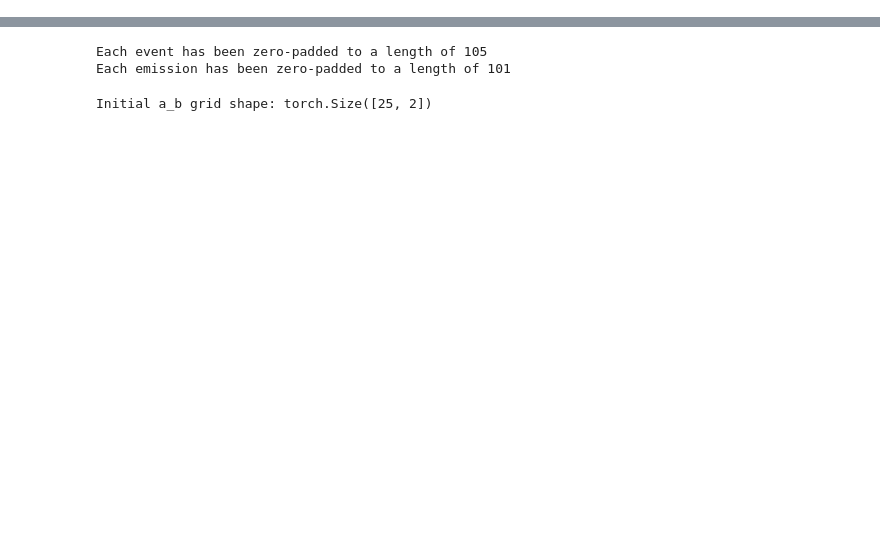
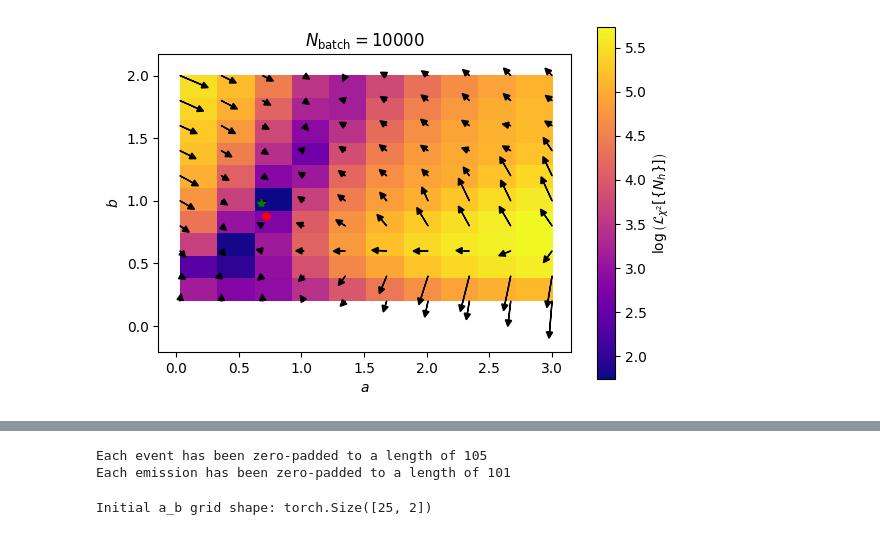
Before and after one commit to tonymenzo/RSA, a Jupyter notebook: src/RSA_flow_map.ipynb, the cells around one changed output, grey strips where cells are left out. Drawn from its saved outputs; the diff is of its cells as text; code cells hidden in the pictures; blank space fills up the shorter version.

```diff
--- a/src/RSA_flow_map.ipynb
+++ b/src/RSA_flow_map.ipynb
@@ -117,0 +168,9 @@ Size of exp_observable_dataloader: 10000
+# %%
+# Irrelevant parameters for the flow plot that must be initialized for the RSA class
+epochs = 1
+
+# Create an RSA instance
+RSA = RSA_tuner(epochs = epochs, dim_multiplicity = dim_multiplicity, dim_accept_reject = dim_accept_reject, over_sample_factor = over_sample_factor,
+				params_base = params_base, sim_observable_dataloader = sim_observable_dataloader, sim_z_dataloader = sim_accept_reject_dataloader,
+				sim_fPrel_dataloader = sim_fPrel_dataloader, exp_observable_dataloader = exp_observable_dataloader, print_details = True,
+				results_dir = "/Users/lukapuslar/Desktop/other/ASEF/Project/Code/RSA/RSA/src/temp_results", params_init = None, fixed_binning = True)
@@ -117,0 +300,45 @@ Size of exp_observable_dataloader: 10000
+# %%
+# Clone a_b_init into numpy array
+a_b = a_b_init.detach().numpy()
+
+import matplotlib.pyplot as plt
+import matplotlib.colors as mcolors
+
+# Calculate the magnitude of each vector in a_b_gradients
+# magnitudes = np.linalg.norm(a_b_gradients, axis=1)
+
+fig, ax = plt.subplots(1,1,figsize=(6,5))
+
+# Set the background color based on the magnitude
+# Normalize the magnitude to use it with the colormap
+norm = mcolors.Normalize(vmin=np.min(magnitudes), vmax=np.max(magnitudes))
+cmap = plt.cm.plasma  # Choose a colormap
+
+# Assuming magnitudes can be reshaped into a grid directly for simplicity
+# In a real scenario, you might need to interpolate these values onto a grid
+grid_shape = (int(np.sqrt(len(magnitudes))), int(np.sqrt(len(magnitudes))))
+magnitudes_grid = magnitudes.reshape(grid_shape).T
+
+# Create a heatmap of the gradient magnitudes
+#heatmap = ax.imshow(magnitudes_grid, cmap=cmap, norm=norm, origin='lower', extent=(np.min(a_b[:, 0]), np.max(a_b[:, 0]), np.min(a_b[:, 1]), np.max(a_b[:, 1])))
+heatmap = ax.imshow(np.log10((loss_grid * N_events)).reshape(grid_shape).T, cmap=cmap, origin='lower', extent=(np.min(a_b[:, 0]), np.max(a_b[:, 0]), np.min(a_b[:, 1]), np.max(a_b[:, 1])))
+
+# Add a colorbar to show the magnitude scale
+fig.colorbar(heatmap, ax=ax, label=r'$\log \left(\mathcal{L}_{\chi^2}[\{ N_h \}]\right)$', shrink=0.75)
+
+# Plot arrows for each point and direction
+for point, gradient in zip(a_b, a_b_gradients):
+    ax.arrow(point[0], point[1], -gradient[0]/5e2, -gradient[1]/5e2, head_width=0.05, head_length=0.05, fc='k', ec='k')
+    # ax.arrow(point[0], point[1], -gradient[0]/5e1, -gradient[1]/5e1, head_width=0.005, head_length=0.005, fc='k', ec='k')
+
+a_b_target = np.array([0.68, 0.98]) # Monash
+ax.plot(a_b_target[0], a_b_target[1], '*', color='green', label = 'Target', ms = 6, linewidth=10)
+ax.plot(RSA.params_base[0].clone().detach().numpy(), RSA.params_base[1].clone().detach().numpy(), 'o', color = 'red', label = 'Base', ms = 5, linewidth=10)
+
+ax.set_title(rf'$N_{{\mathrm{{batch}}}} = {N_events}$')
+ax.set_xlabel(r'$a$')
+ax.set_ylabel(r'$b$')
+
+fig.tight_layout()
+# %% [output]
+[figure, added]
```
Also changed, not shown: parts of 21 cells of this notebook, 13 other files.
